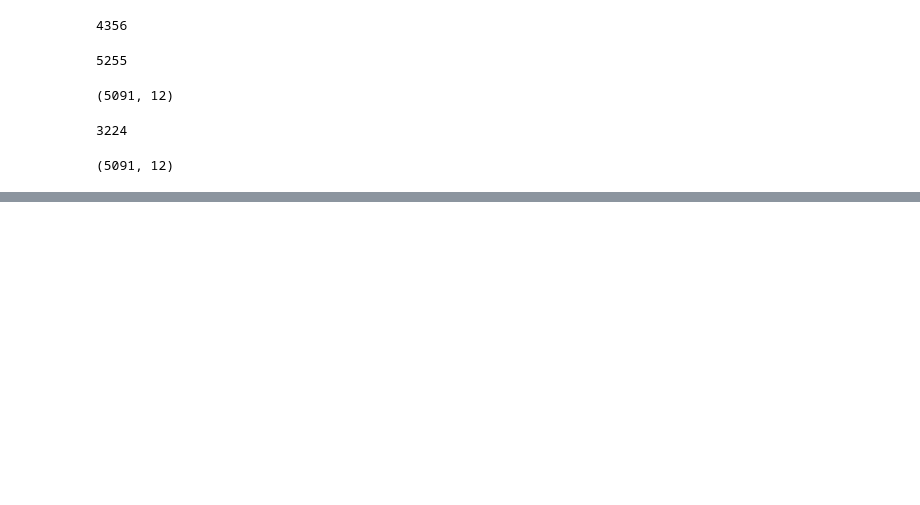
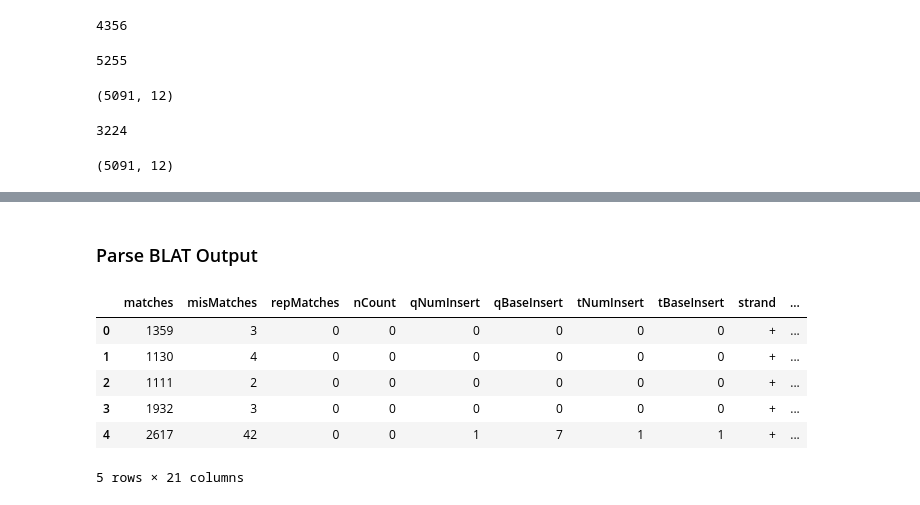
Before and after one commit to georgiadoing/seqADAGE, a Jupyter notebook: Py/muk_transfer_learning/genomic_mapping/Mukundan_sA_ec_pg_mapping.ipynb, the cells around one changed output, grey strips where cells are left out. Saved outputs shown, nothing was run; the diff lists cells and outputs as text; code cells hidden in the pictures; blank space fills up the shorter version.

```diff
--- a/Py/muk_transfer_learning/genomic_mapping/Mukundan_sA_ec_pg_mapping.ipynb
+++ b/Py/muk_transfer_learning/genomic_mapping/Mukundan_sA_ec_pg_mapping.ipynb
@@ -179,0 +248,3 @@ best_hits_loaded.shape
+# %%
+# File to store k-mer best hits
+kmer_hits_file = '/content/drive/My Drive/Comp-Bio-Projs-S26/data/muk-in-use/kmer_hits.psl'
@@ -179,0 +282,26 @@ best_hits_loaded.shape
+# %% [markdown]
+### Parse BLAT Output
+# %%
+psl_columns = [
+  "matches", "misMatches", "repMatches", "nCount",
+  "qNumInsert", "qBaseInsert", "tNumInsert", "tBaseInsert",
+  "strand", "qName", "qSize", "qStart", "qEnd", "tName",
+  "tSize", "tStart", "tEnd", "blockCount", "blockSizes",
+  "qStarts", "tStarts",
+]
+
+blat_hits = pd.read_csv(
+  kmer_hits_file,
+  sep = "\t",
+  skiprows = 5,
+  names = psl_columns,
+)
+blat_hits.head()
+# %% [output]
+|  | matches | misMatches | repMatches | nCount | qNumInsert | qBaseInsert | tNumInsert | tBaseInsert | strand | ... |
+| 0 | 1359 | 3 | 0 | 0 | 0 | 0 | 0 | 0 | + | ... |
+| 1 | 1130 | 4 | 0 | 0 | 0 | 0 | 0 | 0 | + | ... |
+| 2 | 1111 | 2 | 0 | 0 | 0 | 0 | 0 | 0 | + | ... |
+| 3 | 1932 | 3 | 0 | 0 | 0 | 0 | 0 | 0 | + | ... |
+| 4 | 2617 | 42 | 0 | 0 | 1 | 7 | 1 | 1 | + | ... |
+5 rows × 21 columns
```
Also changed, not shown: parts of 22 cells of this notebook.
